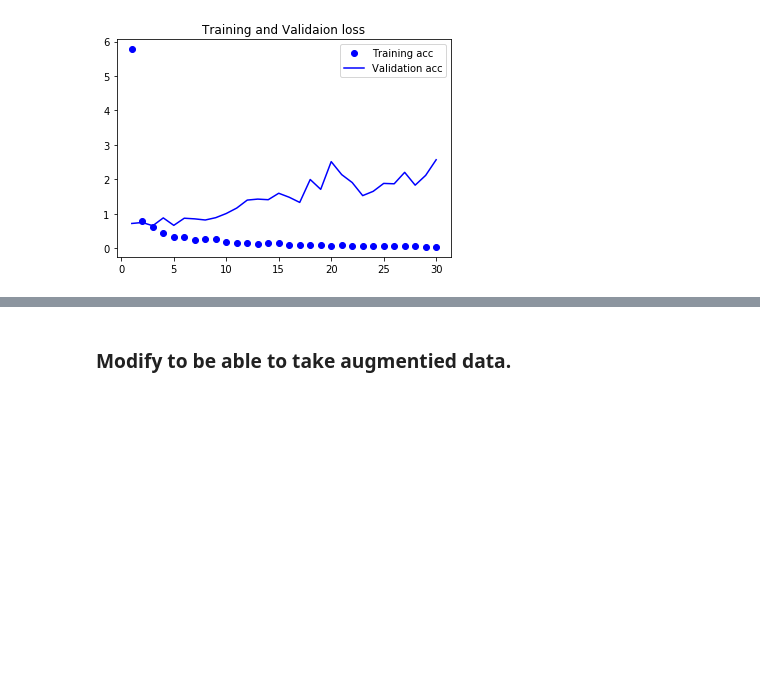
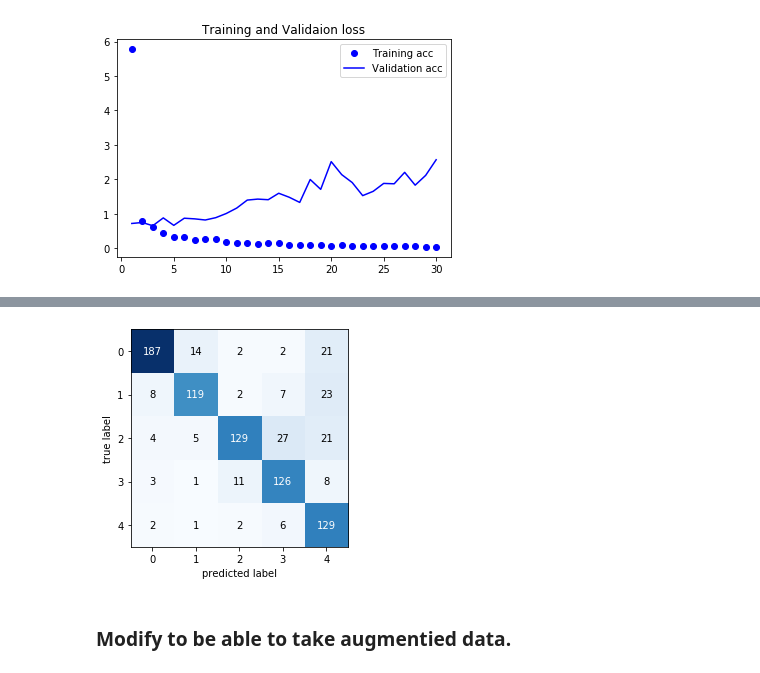
Before and after one commit to davidkwlarsson/edan95, a Jupyter notebook: Lab3/lab3.ipynb, the cells around one changed output, grey strips where cells are left out. Cells and saved outputs as stored; diff of their text form; code cells hidden in the pictures; blank space fills up the shorter version.

```diff
--- a/Lab3/lab3.ipynb
+++ b/Lab3/lab3.ipynb
@@ -579,10 +595,8 @@ validation_features = validation_features.reshape(860, -1)
 test_features = test_features.reshape(860, -1)
 # %%
 model4 = models.Sequential()
-model4.add(layers.Dropout(0.5))
+#model4.add(layers.Dropout(0.5))
 model4.add(layers.Dense(512, activation = 'relu', input_dim = 3*3*2048))
 model4.add(layers.Dense(5, activation = 'softmax'))
 
-model4.compile(optimizer='rmsprop',
-               loss='categorical_crossentropy',
-               metrics=['accuracy'])
+model4.summary()
@@ -653,6 +684,11 @@ Confusion Matrix :
  [  4   5 129  27  21]
  [  3   1  11 126   8]
  [  2   1   2   6 129]]
+# %%
+cm = confusion_matrix(y, y_pred)
+plot_confusion_matrix(cm);
+# %% [output]
+[figure, added]
 # %% [markdown]
 ### Modify to be able to take augmentied data.
 # %%
```
Also changed, not shown: parts of 17 cells of this notebook.
